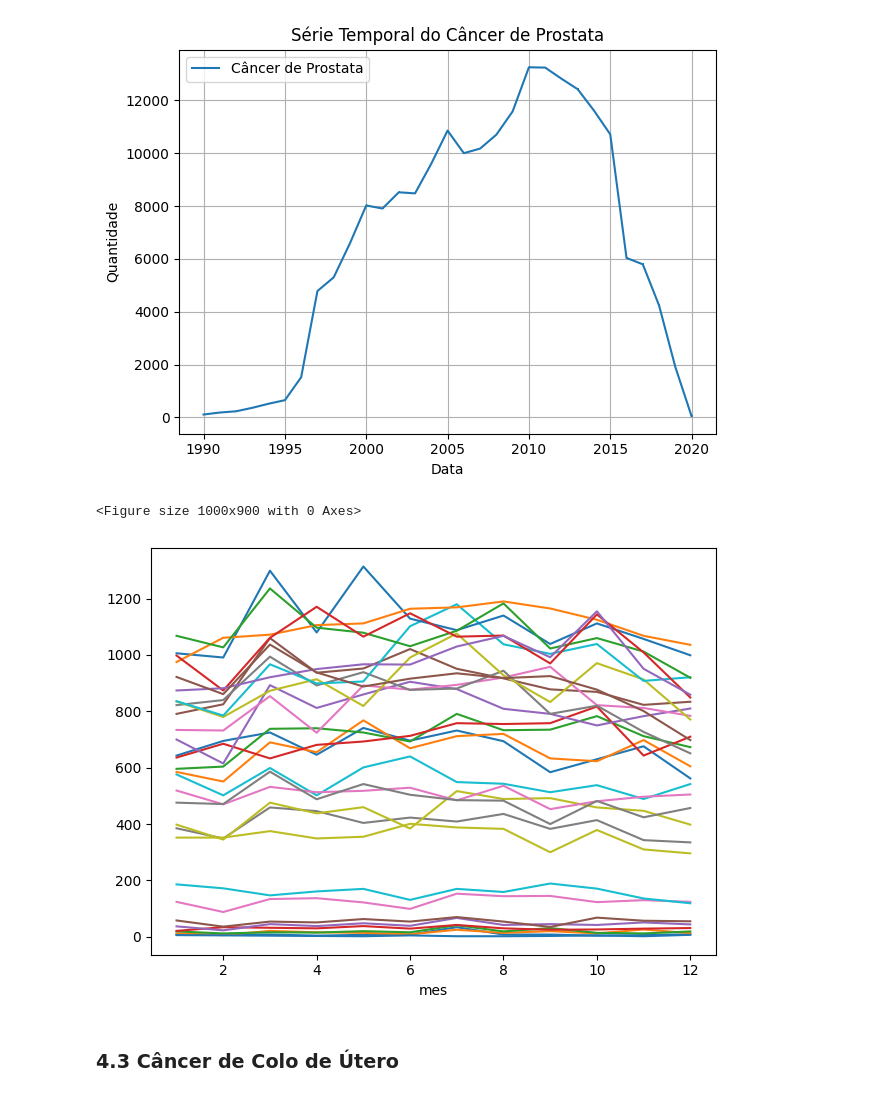
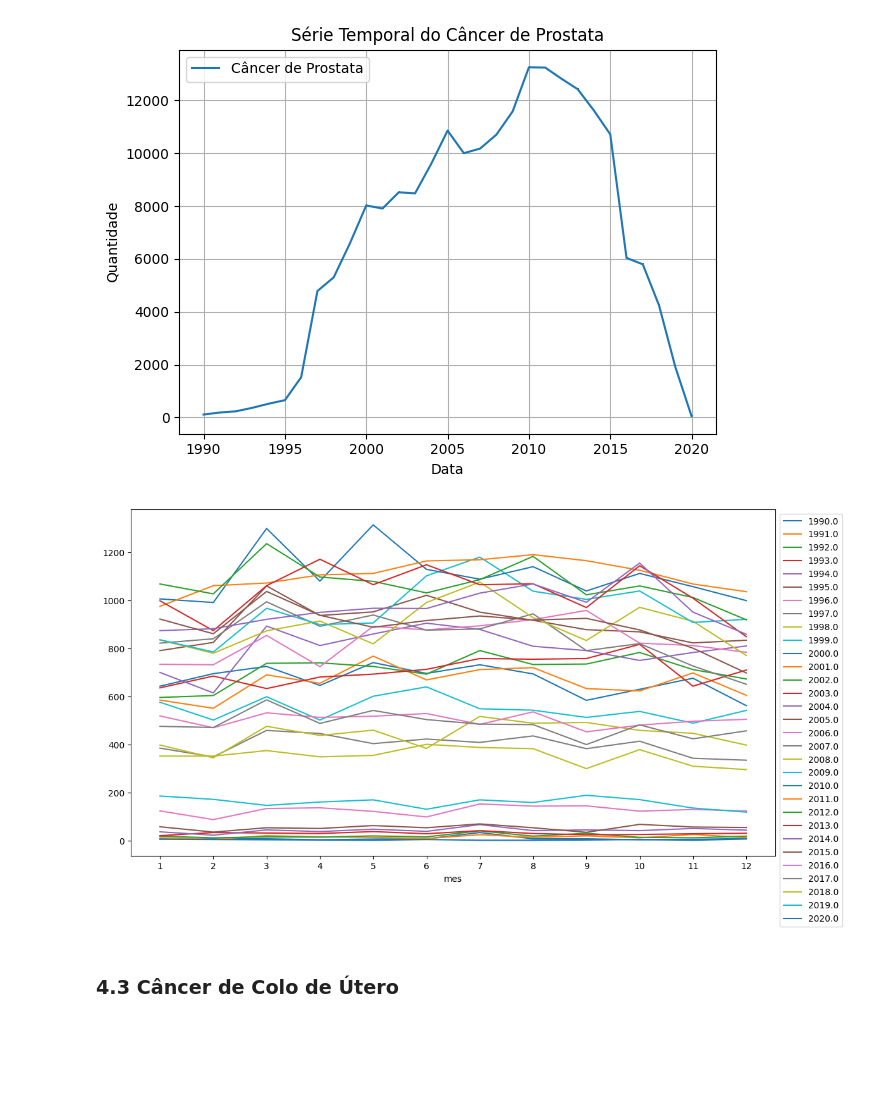
Before and after one commit to MateusVasc/IC-Cancer-Time-Series, a Jupyter notebook: presentation.ipynb, the cells around one changed output. Cells and saved outputs as stored; diff of their text form; code cells hidden in the pictures; blank space fills up the shorter version.

```diff
--- a/presentation.ipynb
+++ b/presentation.ipynb
@@ -811,16 +811,16 @@ df_test_2['mes'] = df_prostata['Data de Diagnostico'].dt.month
 df_group_2 = df_test_2.groupby(['ano', 'mes']).size().reset_index(name='contagem')
 # %%
 df_pivot_2 = df_group_2.pivot(index='mes', columns='ano', values='contagem').fillna(0)
-# %%
-plt.figure(figsize=(10,9))
-df_pivot_2.plot(legend=False)
-#plt.xticks(df_pivot_2.index)
-
-plt.tight_layout()
-plt.show()
-# %% [output]
-<Figure size 1000x900 with 0 Axes>
-[figure, removed]
+# %%
+fig, ax = plt.subplots(figsize=(12, 7))
+df_pivot_2.plot(ax=ax)
+ax.set_xticks(df_pivot_2.index)
+
+leg = ax.legend(loc='upper left', bbox_to_anchor=(1, 1))
+plt.tight_layout()
+plt.show()
+# %% [output]
+[figure, added]
 # %% [markdown]
 ### 4.3 Câncer de Colo de Útero
 # %%
```
Also changed, not shown: parts of 3 cells of this notebook.
